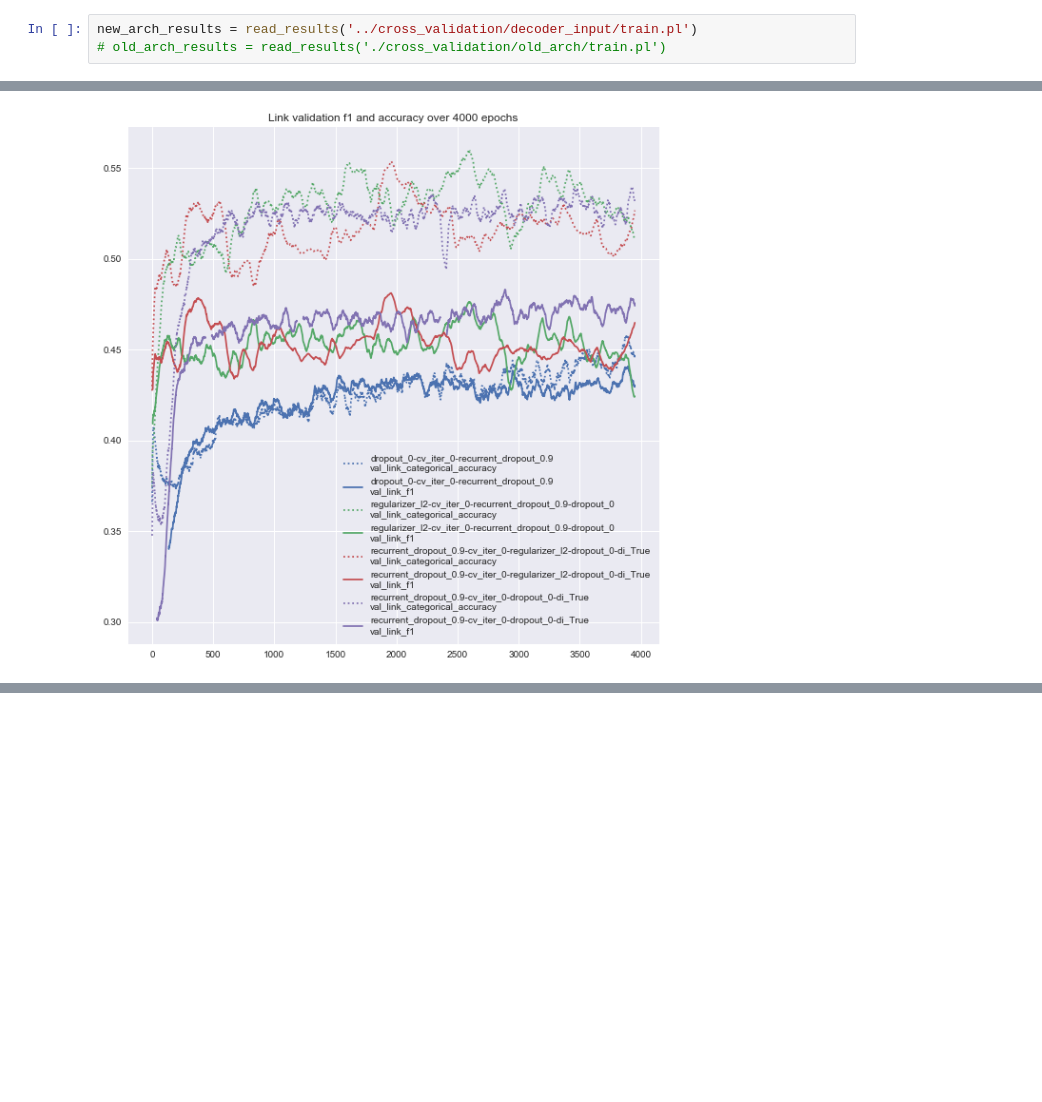
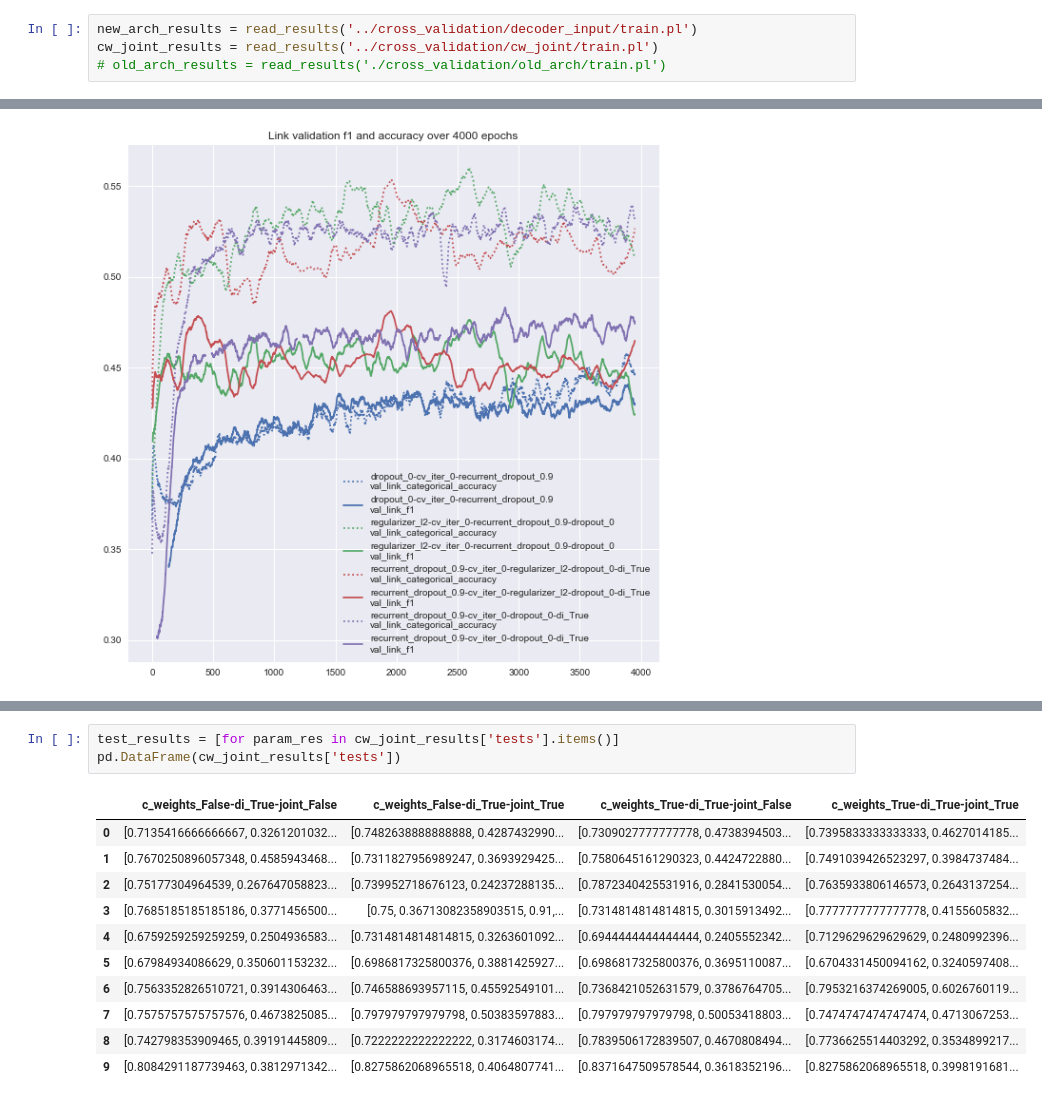
Before and after one commit to oguzserbetci/argmin2017, a Jupyter notebook: notebooks/Analyse output.ipynb, the cells around one changed output, grey strips where cells are left out. Saved outputs shown, nothing was run; the diff lists cells and outputs as text; blank space fills up the shorter version.

```diff
--- a/notebooks/Analyse output.ipynb
+++ b/notebooks/Analyse output.ipynb
@@ -12,6 +17,7 @@ def read_results(filename):
     return results
 # %%
 new_arch_results = read_results('../cross_validation/decoder_input/train.pl')
+cw_joint_results = read_results('../cross_validation/cw_joint/train.pl')
 # old_arch_results = read_results('./cross_validation/old_arch/train.pl')
 # %%
 {k:v for k,v in old_arch_results.items() if k not in ['metrics']}
@@ -174,0 +188,15 @@ plot_for_params(['val_link_categorical_accuracy', 'val_link_f1'])
+# %%
+test_results = [for param_res in cw_joint_results['tests'].items()]
+pd.DataFrame(cw_joint_results['tests'])
+# %% [output]
+|  | c_weights_False-di_True-joint_False | c_weights_False-di_True-joint_True | c_weights_True-di_True-joint_False | c_weights_True-di_True-joint_True |
+| 0 | [0.7135416666666667, 0.3261201032... | [0.7482638888888888, 0.4287432990... | [0.7309027777777778, 0.4738394503... | [0.7395833333333333, 0.4627014185... |
+| 1 | [0.7670250896057348, 0.4585943468... | [0.7311827956989247, 0.3693929425... | [0.7580645161290323, 0.4424722880... | [0.7491039426523297, 0.3984737484... |
+| 2 | [0.75177304964539, 0.267647058823... | [0.739952718676123, 0.24237288135... | [0.7872340425531916, 0.2841530054... | [0.7635933806146573, 0.2643137254... |
+| 3 | [0.7685185185185186, 0.3771456500... | [0.75, 0.36713082358903515, 0.91,... | [0.7314814814814815, 0.3015913492... | [0.7777777777777778, 0.4155605832... |
+| 4 | [0.6759259259259259, 0.2504936583... | [0.7314814814814815, 0.3263601092... | [0.6944444444444444, 0.2405552342... | [0.7129629629629629, 0.2480992396... |
+| 5 | [0.67984934086629, 0.350601153232... | [0.6986817325800376, 0.3881425927... | [0.6986817325800376, 0.3695110087... | [0.6704331450094162, 0.3240597408... |
+| 6 | [0.7563352826510721, 0.3914306463... | [0.746588693957115, 0.45592549101... | [0.7368421052631579, 0.3786764705... | [0.7953216374269005, 0.6026760119... |
+| 7 | [0.7575757575757576, 0.4673825085... | [0.797979797979798, 0.50383597883... | [0.797979797979798, 0.50053418803... | [0.7474747474747474, 0.4713067253... |
+| 8 | [0.742798353909465, 0.39191445809... | [0.7222222222222222, 0.3174603174... | [0.7839506172839507, 0.4670808494... | [0.7736625514403292, 0.3534899217... |
+| 9 | [0.8084291187739463, 0.3812971342... | [0.8275862068965518, 0.4064807741... | [0.8371647509578544, 0.3618352196... | [0.8275862068965518, 0.3998191681... |
```
Also changed, not shown: parts of 8 cells of this notebook, 1 other file.
